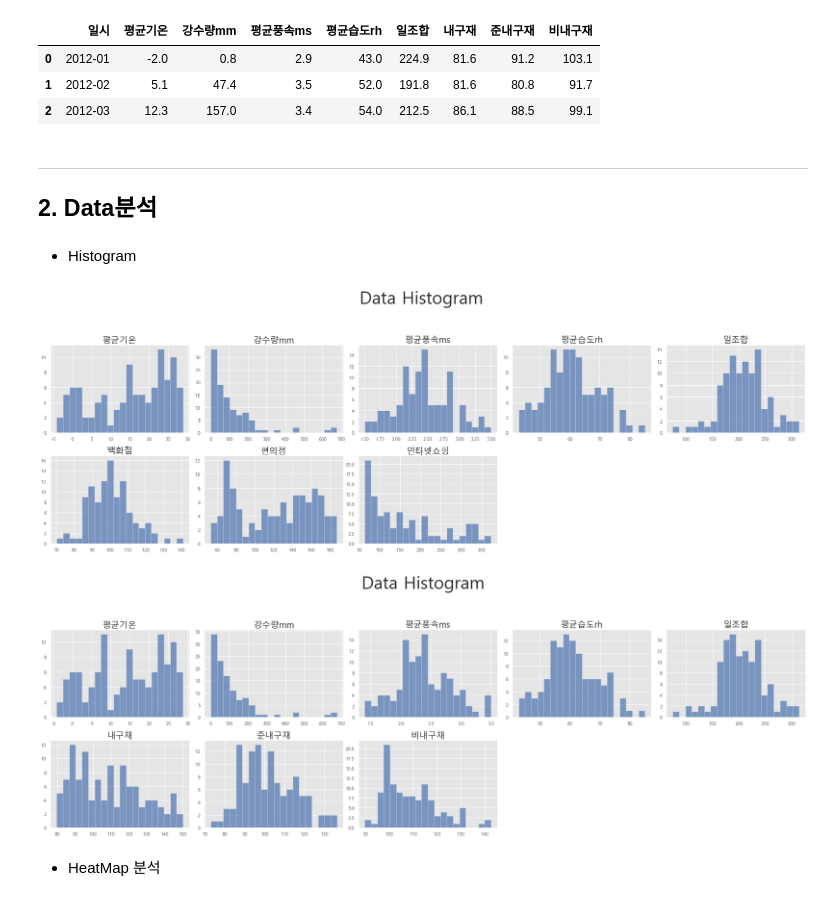
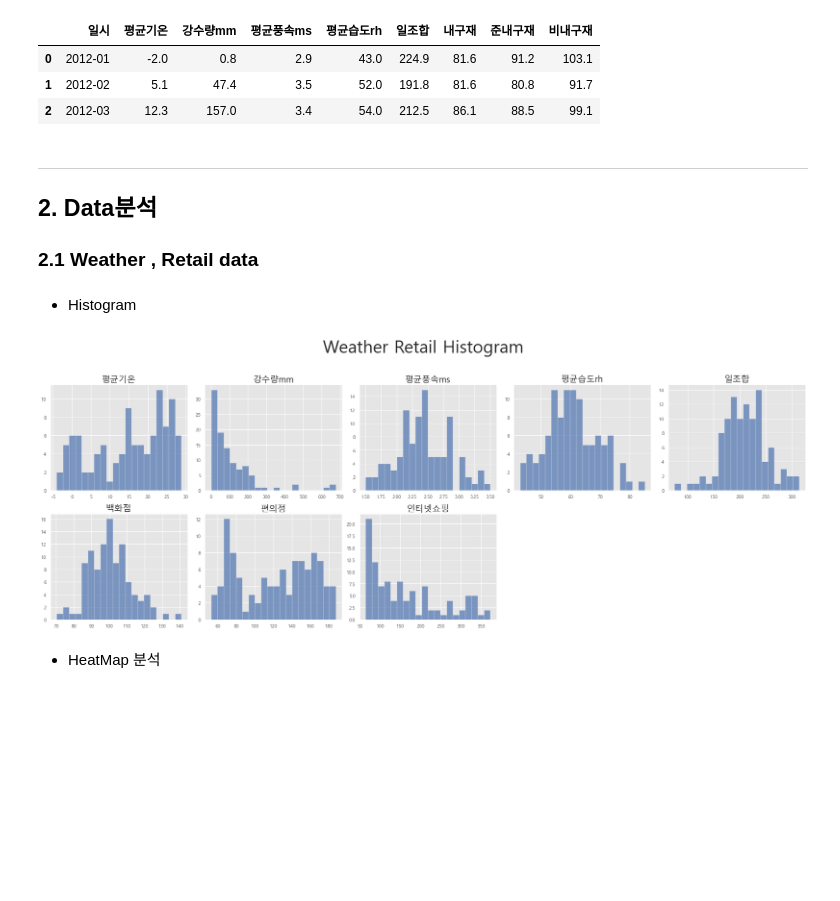
Before and after one commit to Onedas/22_01_IDS507_FinalProject, a Jupyter notebook: process.ipynb, the cells around one changed output. Drawn from its saved outputs; the diff is of its cells as text; code cells hidden in the pictures; blank space fills up the shorter version.

```diff
--- a/process.ipynb
+++ b/process.ipynb
@@ -169,36 +169,38 @@ display(weather_product_data.head(3))
 # %% [markdown]
 ---
 ## 2. Data분석
+
+### 2.1  Weather , Retail data
 # %% [markdown]
 - Histogram
 # %%
-def plot_histogram(df):
-    plt.style.use("ggplot")
-    plt.figure(figsize=(25,20))
-    plt.suptitle("Data Histogram", fontsize=40)
+def plot_histogram(df, title: str = "Data Histogram"):
 
     cols = df.columns
+    len_col, len_row = min(len(cols), 5), len(cols)//5 + 1
+    plt.style.use("ggplot")
+    plt.figure(figsize=(len_col*5, len_row*5))
+    plt.suptitle(f"{title}", fontsize=40)
+
     i=0
     for col in cols:
         if type(df[col][0]) is str:
             continue
         i+=1
-        plt.subplot(5,5,i)
+        plt.subplot(len_row,len_col,i)
         plt.title(col, fontsize=20)
         if len(df[col].unique()) > 3:
             plt.hist(df[col], bins=20, color='b', alpha=0.7)
         else:
             temp = df[col].value_counts()
             plt.bar(temp.keys(), temp.values, width=0.5, alpha=0.7)
             plt.xticks(temp.keys())
     plt.tight_layout(rect=[0, 0.03, 1, 0.95])
     plt.show()
 
-plot_histogram(weather_retail_data)
-plot_histogram(weather_product_data)
+plot_histogram(weather_retail_data, title='Weather Retail Histogram')
 # %% [output]
-[figure, old version]
+[figure, new version]
-[figure, removed]
 # %% [markdown]
 - HeatMap 분석
 # %%
```
Also changed, not shown: parts of 10 cells of this notebook.
